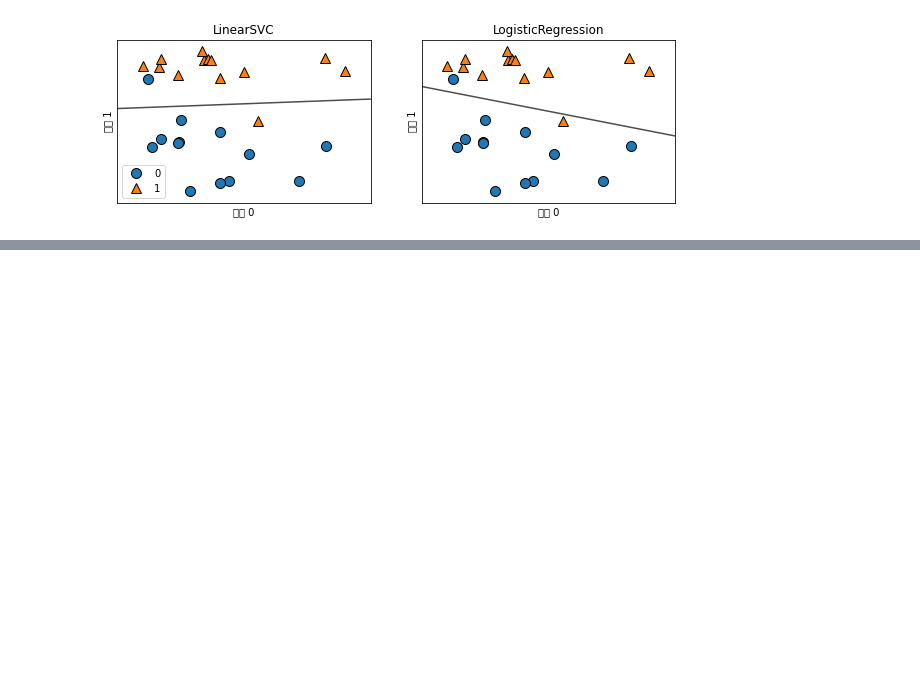
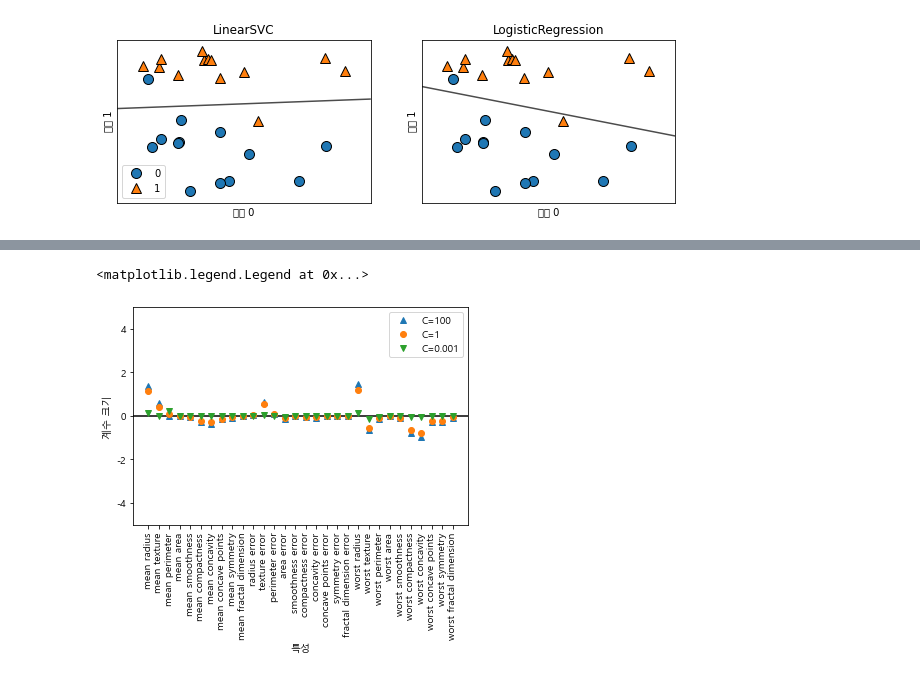
Before and after one commit to ikeven94/py_repo, a Jupyter notebook: Modeling.ipynb, the cells around one changed output, grey strips where cells are left out. Saved outputs shown, nothing was run; the diff lists cells and outputs as text; code cells hidden in the pictures; blank space fills up the shorter version.

```diff
--- a/Modeling.ipynb
+++ b/Modeling.ipynb
@@ -161,0 +172,8 @@ axes[0].legend()
+# %%
+# C = 1 일때
+from sklearn.datasets import load_breast_cancer
+cancer = load_breast_cancer()
+X_train, X_test, y_train, y_test = train_test_split(cancer.data,cancer.target, random_state = 42)
+logreg = LogisticRegression().fit(X_train,y_train)
+print("train score: {:.3f}".format(logreg.score(X_train,y_train)))
+print("test score: {:.3f}".format(logreg.score(X_test,y_test)))
@@ -161,0 +190,5 @@ axes[0].legend()
+# %%
+# C = 100일때  / C가 커질수록 분류가 tight해짐 ( 복잡도 증가 )
+logreg100 = LogisticRegression(C=100).fit(X_train,y_train)
+print("train score: {:.3f}".format(logreg100.score(X_train,y_train)))
+print("test score: {:.3f}".format(logreg100.score(X_test,y_test)))
@@ -161,0 +205,4 @@ axes[0].legend()
+# %%
+logreg001 = LogisticRegression(C=0.01).fit(X_train,y_train)
+print("train score: {:.3f}".format(logreg001.score(X_train,y_train)))
+print("test score: {:.3f}".format(logreg001.score(X_test,y_test)))
@@ -161,0 +219,29 @@ axes[0].legend()
+# %%
+### 한글 깨짐 방지코드
+import matplotlib
+from matplotlib import font_manager, rc
+import platform
+if platform.system()=="Windows":
+    font_name=font_manager.FontProperties(fname="c:/Windows/Fonts/malgun.ttf").get_name()
+    rc('font', family=font_name)
+matplotlib.rcParams['axes.unicode_minus']=False
+
+import warnings
+warnings.filterwarnings("ignore")
+# %%
+plt.plot(logreg100.coef_.T,'^',label="C=100")
+plt.plot(logreg.coef_.T,'o',label="C=1")
+plt.plot(logreg001.coef_.T,'v',label="C=0.001")
+
+plt.xticks(range(cancer.data.shape[1]), cancer.feature_names, rotation=90)
+xlims = plt.xlim()
+plt.hlines(0, xlims[0], xlims[1])
+plt.xlim(xlims)
+plt.ylim(-5,5)
+
+plt.xlabel("특성")
+plt.ylabel("계수 크기")
+plt.legend()
+# %% [output]
+<matplotlib.legend.Legend at 0x...>
+[figure, added]
```
Also changed, not shown: parts of 11 cells of this notebook.
